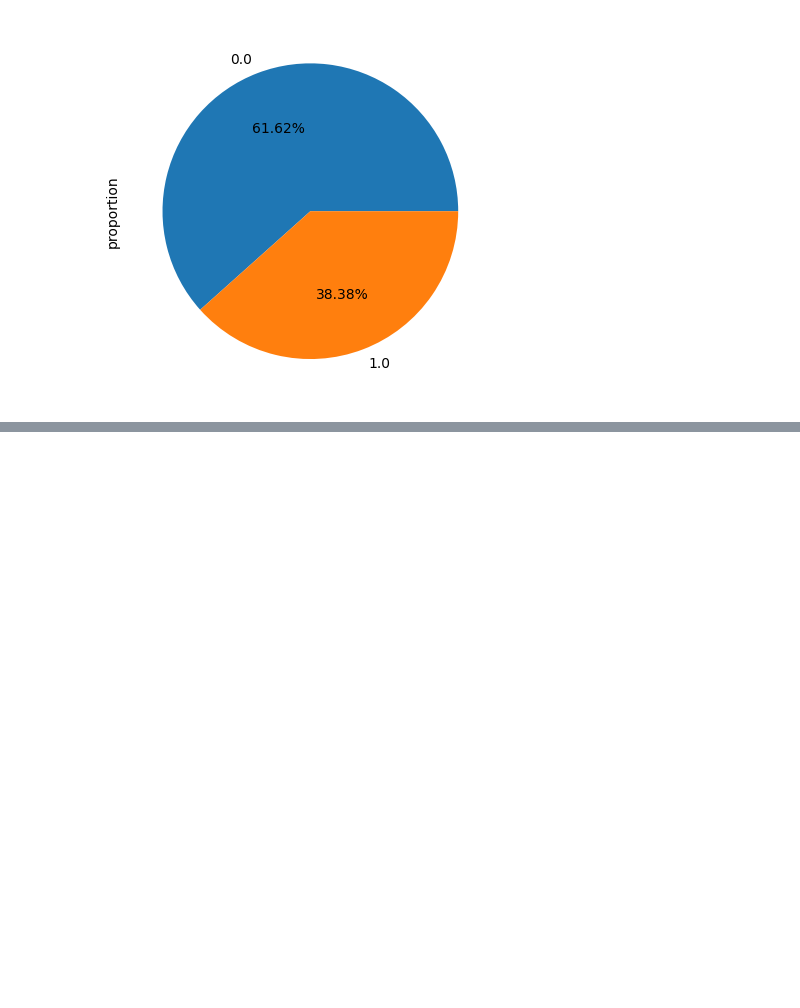
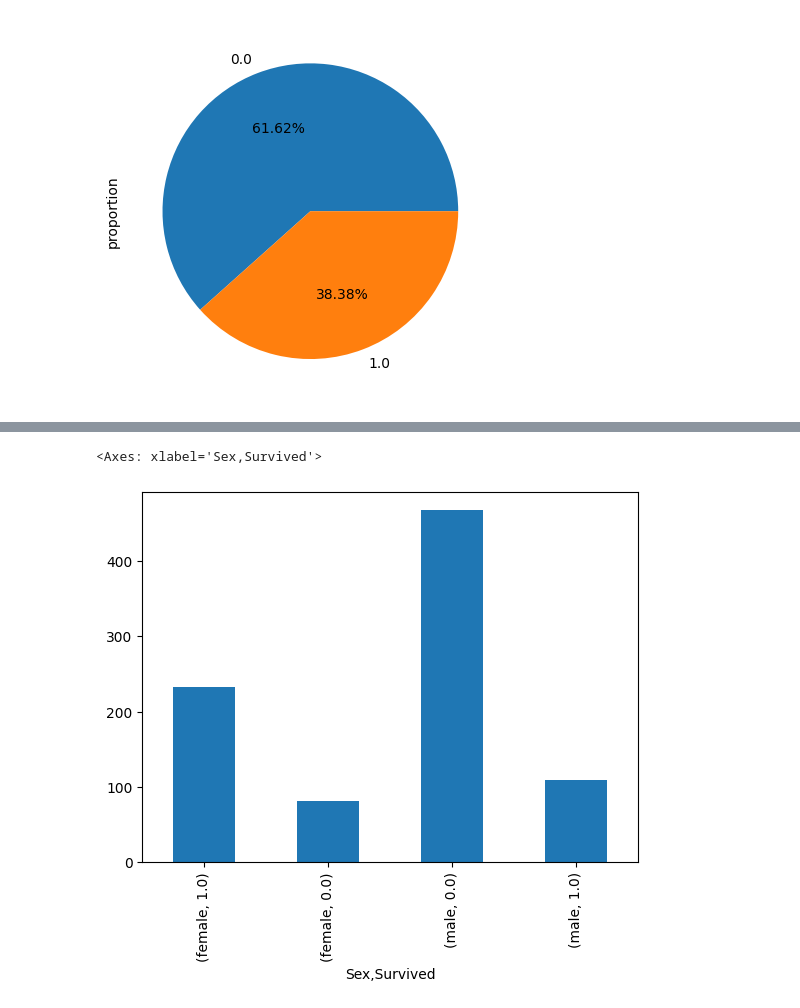
Before and after one commit to europecodingschool/ECS---VB---YZ---08.26, a Jupyter notebook: VB_YZ_Ders_7_.ipynb, the cells around one changed output, grey strips where cells are left out. Cells and saved outputs as stored; diff of their text form; code cells hidden in the pictures; blank space fills up the shorter version.

```diff
--- a/VB_YZ_Ders_7_.ipynb
+++ b/VB_YZ_Ders_7_.ipynb
@@ -238,0 +264,5 @@ df["Survived"].value_counts(normalize=True).plot(kind='pie',autopct='%1.2f%%')
+# %%
+df["Survived"].groupby(df['Sex']).value_counts().plot(kind="bar")
+# %% [output]
+<Axes: xlabel='Sex,Survived'>
+[figure, added]
```
Also changed, not shown: parts of 8 cells of this notebook.
